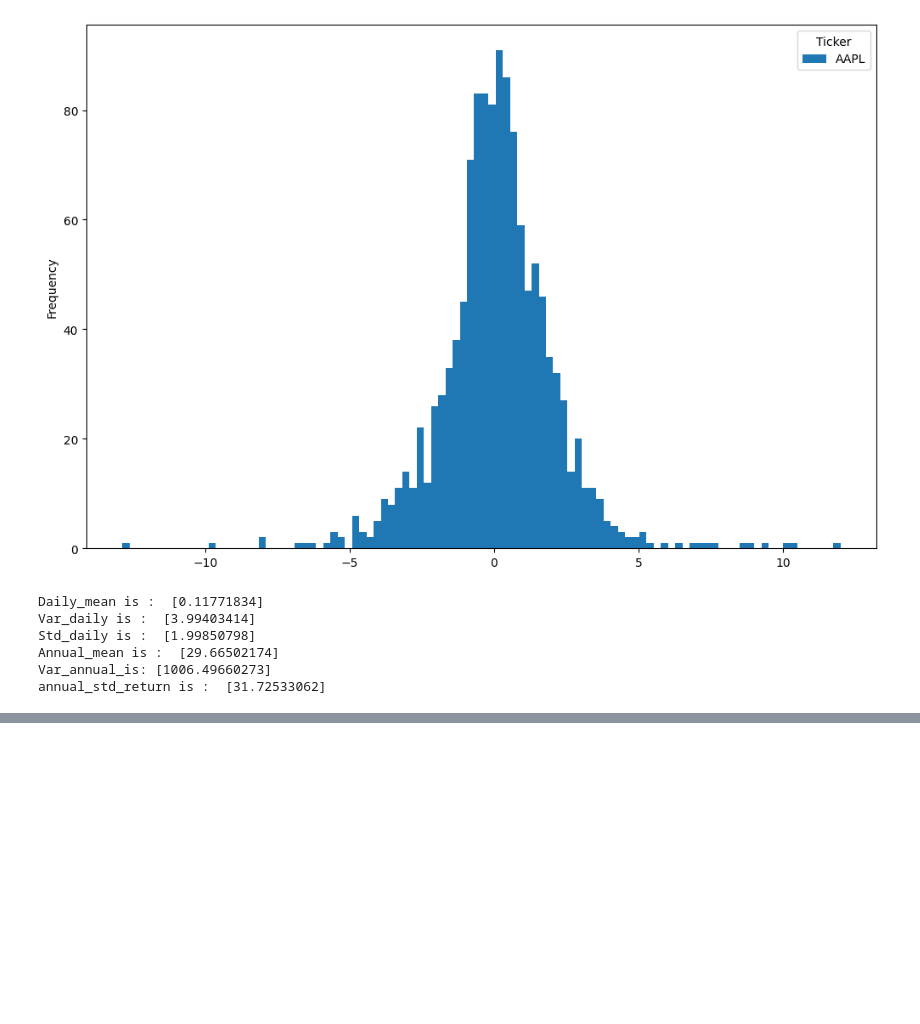
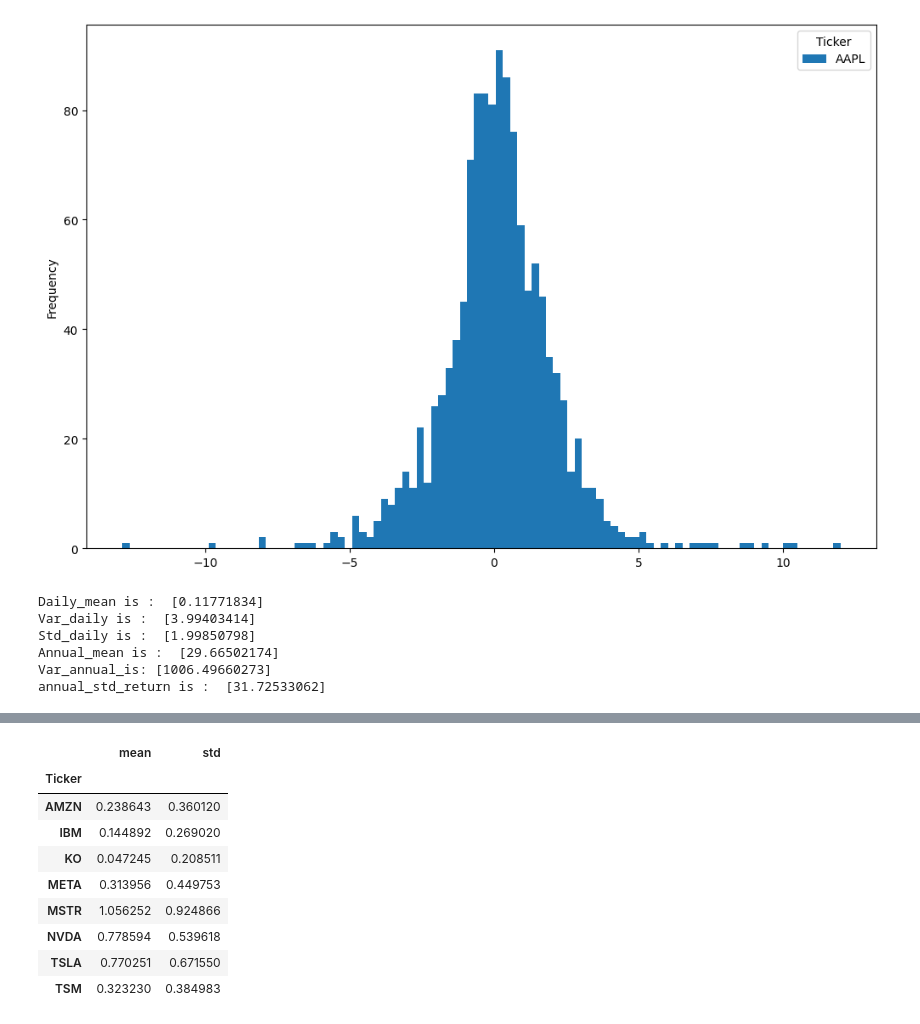
Before and after one commit to aghilas-smail/Aghilas_org, a Jupyter notebook: Algorthmic trading python/Rend_moy_var.ipynb, the cells around one changed output, grey strips where cells are left out. Saved outputs shown, nothing was run; the diff lists cells and outputs as text; code cells hidden in the pictures; blank space fills up the shorter version.

```diff
--- a/Algorthmic trading python/Rend_moy_var.ipynb
+++ b/Algorthmic trading python/Rend_moy_var.ipynb
@@ -70,0 +69,17 @@ ret=
+# %%
+ret=stocks.pct_change().dropna()
+summary = ret.describe().T.loc[:,["mean","std"]]
+summary["mean"]=summary["mean"]*252
+summary["std"]=summary["std"]*np.sqrt(252)
+summary
+# %% [output]
+|  | mean | std |
+| Ticker |  |  |
+| AMZN | 0.238643 | 0.360120 |
+| IBM | 0.144892 | 0.269020 |
+| KO | 0.047245 | 0.208511 |
+| META | 0.313956 | 0.449753 |
+| MSTR | 1.056252 | 0.924866 |
+| NVDA | 0.778594 | 0.539618 |
+| TSLA | 0.770251 | 0.671550 |
+| TSM | 0.323230 | 0.384983 |
```
Also changed, not shown: parts of 3 cells of this notebook.
